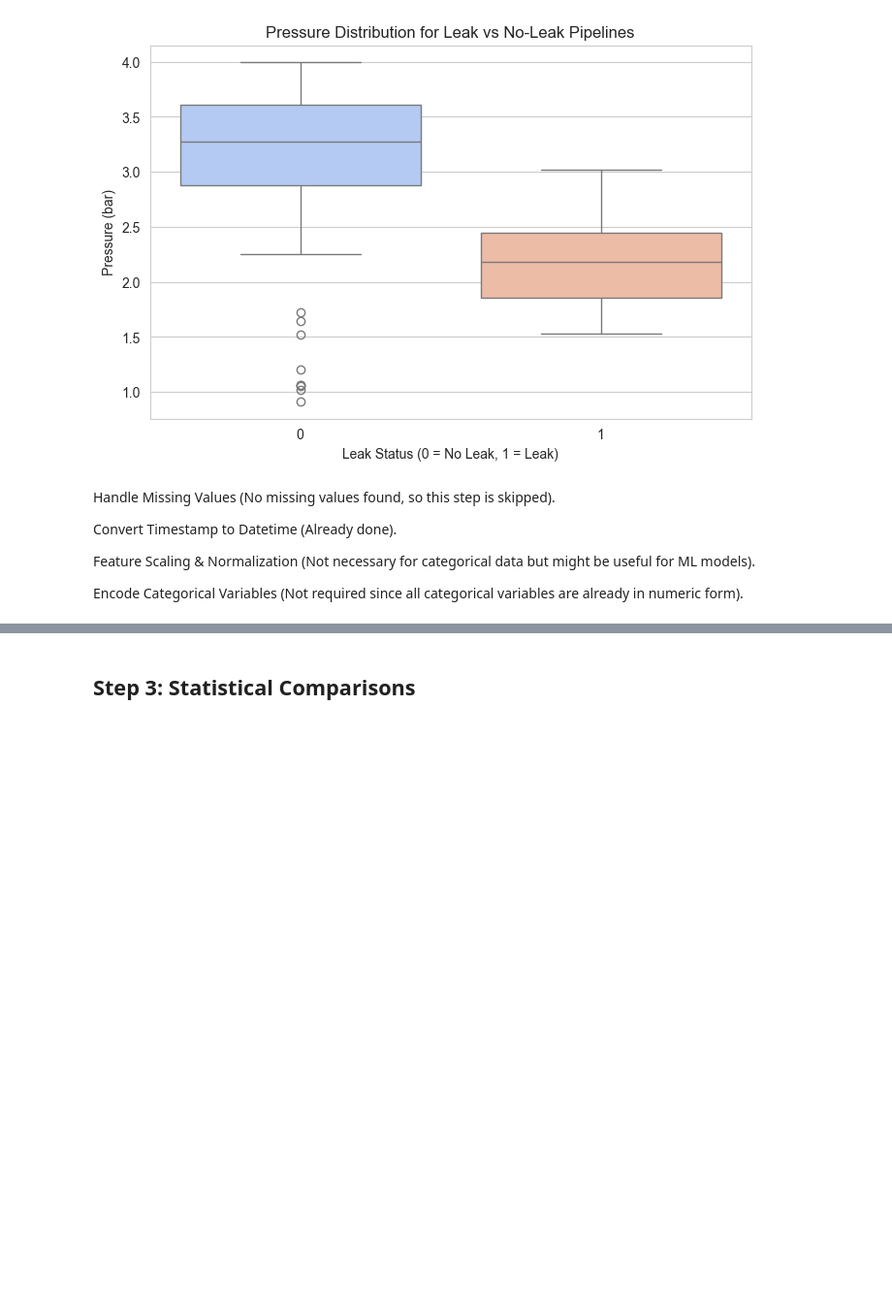
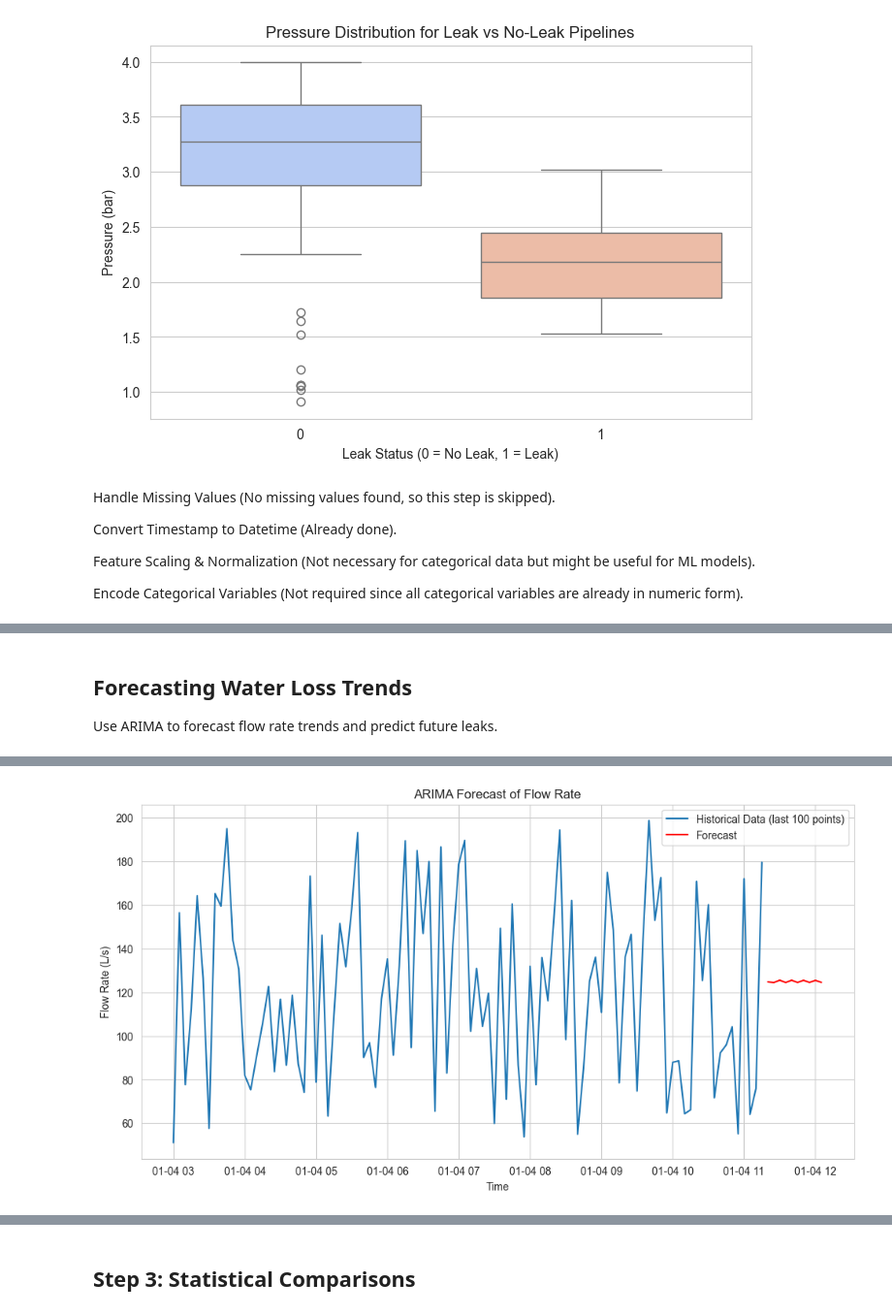
Before and after one commit to CSCN8040-Water-Wastage-in-Urban-Areas/Reducing-Water-Wastage-in-Urban-Areas, a Jupyter notebook: Unit4_inclass activity.ipynb, the cells around one changed output, grey strips where cells are left out. Shown: that part at 97% size. Drawn from its saved outputs; the diff is of its cells as text; code cells hidden in the pictures; blank space fills up the shorter version.

```diff
--- a/Unit4_inclass activity.ipynb
+++ b/Unit4_inclass activity.ipynb
@@ -166,0 +225,34 @@ Encode Categorical Variables (Not required since all categorical variables are a
+# %% [markdown]
+## Forecasting Water Loss Trends
+Use ARIMA to forecast flow rate trends and predict future leaks.
+# %%
+%pip install statsmodels
+from statsmodels.tsa.arima.model import ARIMA
+
+# Reset index to make sure we have a proper time series
+df_ts = df.copy()
+if not isinstance(df_ts.index, pd.DatetimeIndex):
+	df_ts = df.reset_index()
+	df_ts['Timestamp'] = pd.to_datetime(df_ts['Timestamp'])
+	df_ts.set_index('Timestamp', inplace=True)
+
+# Fit ARIMA model (p,d,q): 2,1,2
+model = ARIMA(df_ts['Flow Rate (L/s)'], order=(2,1,2))
+model_fit = model.fit()
+
+# Forecast next 10 time points
+forecast = model_fit.forecast(steps=10)
+print("Forecasted Flow Rate:")
+print(forecast)
+
+# Plot the forecasts
+plt.figure(figsize=(12, 6))
+plt.plot(df_ts['Flow Rate (L/s)'].iloc[-100:], label='Historical Data (last 100 points)')
+plt.plot(pd.date_range(start=df_ts.index[-1], periods=11, freq='5T')[1:], forecast, color='red', label='Forecast')
+plt.title('ARIMA Forecast of Flow Rate')
+plt.xlabel('Time')
+plt.ylabel('Flow Rate (L/s)')
+plt.legend()
+plt.grid(True)
+plt.show()
+# %% [output]
@@ -166,0 +282 @@ Encode Categorical Variables (Not required since all categorical variables are a
+[figure, added]
```
Also changed, not shown: parts of 12 cells of this notebook.
